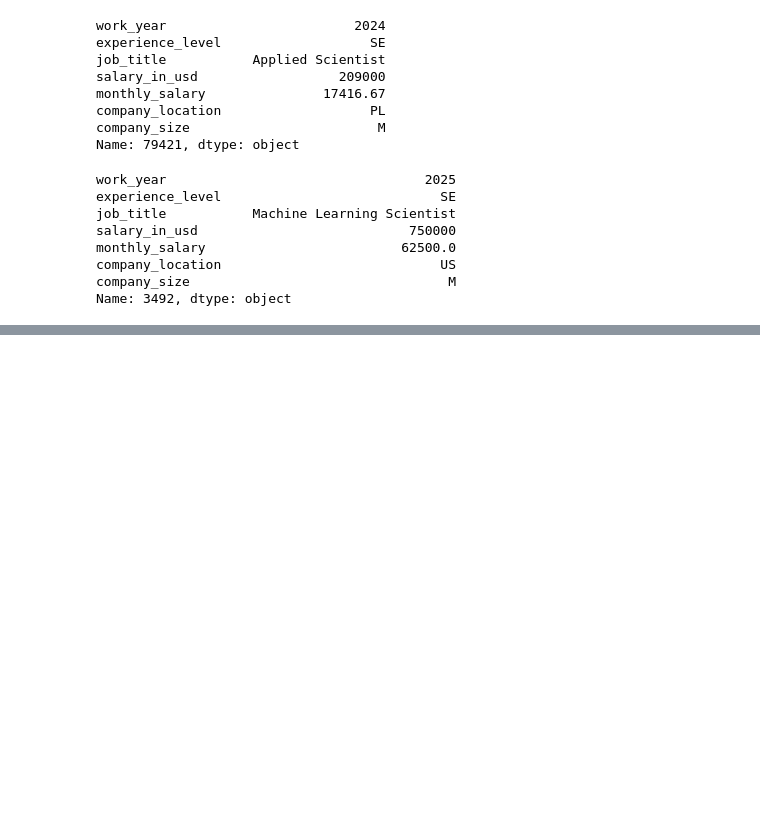
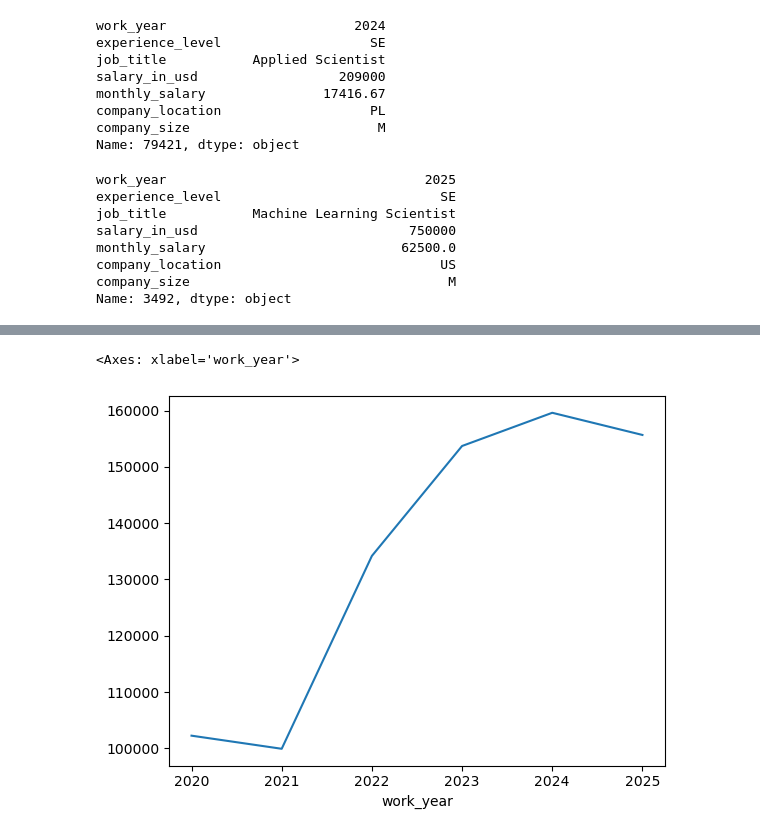
Before and after one commit to edekjdk/pandas-learning, a Jupyter notebook: DataScientistsSalaries.ipynb, the cells around one changed output, grey strips where cells are left out. Drawn from its saved outputs; the diff is of its cells as text; code cells hidden in the pictures; blank space fills up the shorter version.

```diff
--- a/DataScientistsSalaries.ipynb
+++ b/DataScientistsSalaries.ipynb
@@ -18,6 +18,8 @@ ds_salaries
 | 93595 | 2020 | EN | Business Data Analyst | 100000 | US | L |
 | 93596 | 2021 | SE | Data Scientist | 94665 | IN | L |
 93597 rows × 6 columns
+# %%
+ds_salaries.insert(loc = 4, column = "monthly_salary", value = ds_salaries.salary_in_usd / 12)
 # %%
 ds_salaries.monthly_salary = ds_salaries.monthly_salary.round(2)
 # %%
@@ -171,0 +174,7 @@ ds_salaries.loc[ds_salaries.idxmax()]
+# %%
+mean_salary_each_year = ds_salaries.groupby(by = "work_year")["salary_in_usd"].mean().round(2)
+# %%
+mean_salary_each_year.plot()
+# %% [output]
+<Axes: xlabel='work_year'>
+[figure, added]
```
Also changed, not shown: parts of 1 cell of this notebook.
